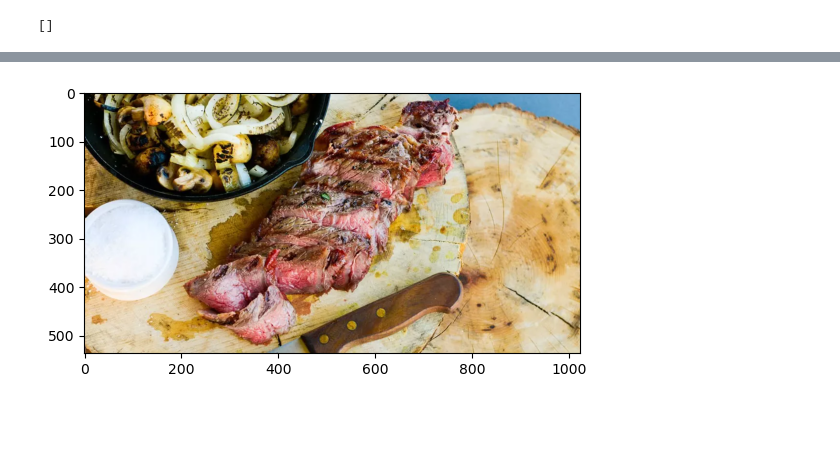
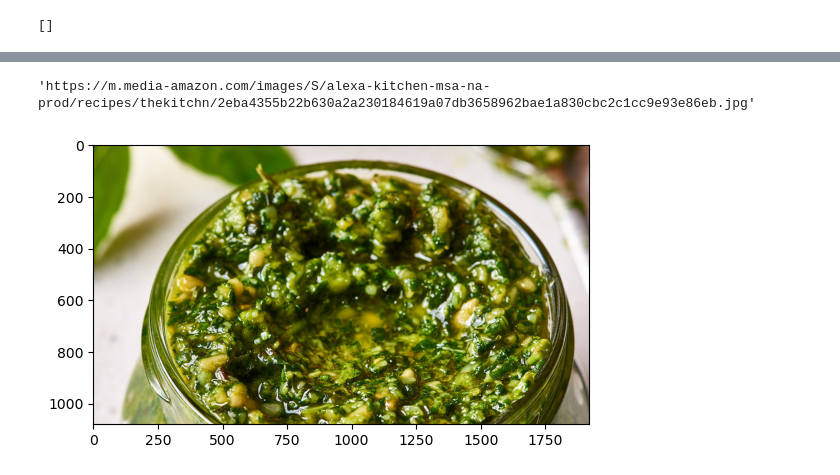
Before and after one commit to JoseDRomano/Conversational-Task-Agent, a Jupyter notebook: Phase2.ipynb, the cells around one changed output, grey strips where cells are left out. Cells and saved outputs as stored; diff of their text form; code cells hidden in the pictures; blank space fills up the shorter version.

```diff
--- a/Phase2.ipynb
+++ b/Phase2.ipynb
@@ -239,10 +233,17 @@ rp.get_recipes()['68']['images']
 # %% [output]
 []
 # %%
+import pickle
+import os
 recipes_images =[]
-for key in rp.get_recipes():
-    if (rp.get_recipes()[key]['images'] != []):
-        recipes_images.append(rp.get_recipes()[key]['images'][0]['url'])
+
+if os.path.exists("recipes_images.pkl"):
+    recipes_images = pickle.load(open("recipes_images.pkl", "rb"))
+else:
+    for key in rp.get_recipes():
+        if (rp.get_recipes()[key]['images'] != []):
+            recipes_images.append(rp.get_recipes()[key]['images'][0]['url'])
+    pickle.dump(recipes_images, open("recipes_images.pkl", "wb"))
 
 recipes_images
 # %% [output]
@@ -283,12 +267,24 @@ recipes_images
+# %%
+# Save list to pickle file
+
+
+if os.path.exists("recipes_images.pkl"):
+    recipes_images = pickle.load(open("recipes_images.pkl", "rb"))
+else:
+    pickle.dump(recipes_images, open("recipes_images.pkl", "wb"))
+# %%
+recipes_images[1]
+# %% [output]
+'https://m.media-amazon.com/images/S/alexa-kitchen-msa-na-prod/recipes/thekitchn/2eba4355b22b630a2a230184619a07db3658962bae1a830cbc2c1cc9e93e86eb.jpg'
 # %%
 #show 2 random images from recipe_images
 import random
 from PIL import Image
 import requests
 
-url = random.choice(recipes_images)
+url = recipes_images[1]
 image = Image.open(requests.get(url, stream=True).raw)
 plt.imshow(image)
 plt.show()
 # %% [output]
-[figure, old version]
+[figure, new version]
```
Also changed, not shown: parts of 8 cells of this notebook, 1 other file.
